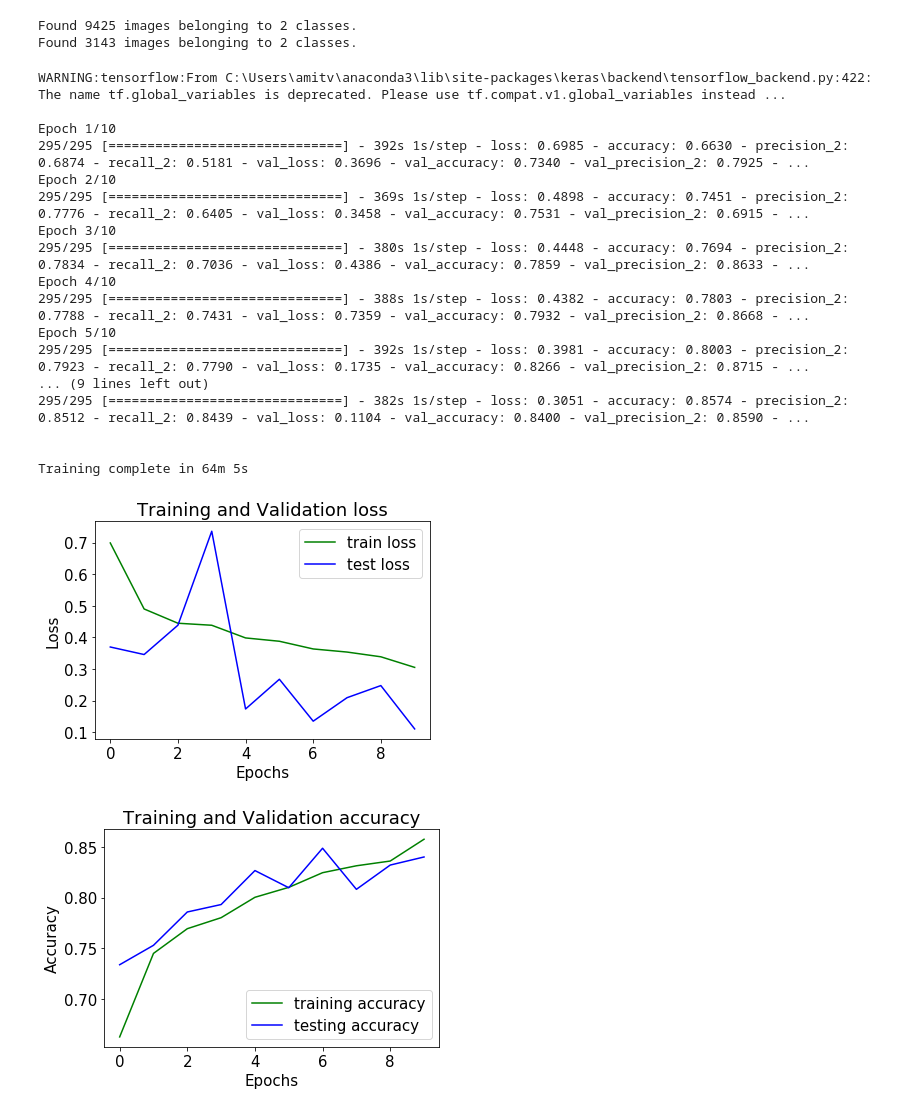
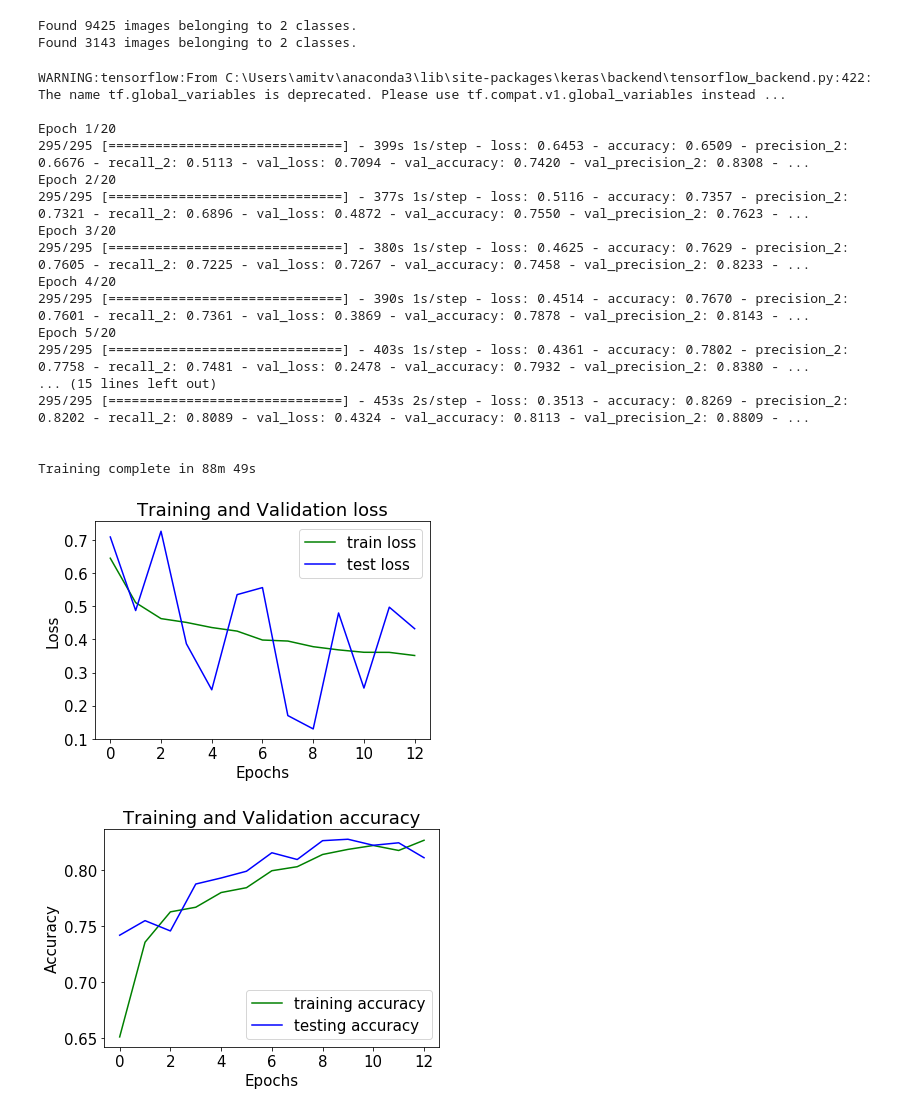
Before and after one commit to amitvijaranyia/Steel-Deformation-Detection, a Jupyter notebook: Steel Deformation Detection.ipynb, the cells around one changed output. Saved outputs shown, nothing was run; the diff lists cells and outputs as text; code cells hidden in the pictures.

```diff
--- a/Steel Deformation Detection.ipynb
+++ b/Steel Deformation Detection.ipynb
@@ -230,7 +230,7 @@ import time
 start_time = time.time()
 history = lenetModel.fit_generator(
         train_generator,
-        epochs=10,
+        epochs=20,
         validation_data=test_generator,
         callbacks=[es]
 )
@@ -241,18 +241,18 @@ print('Training complete in {:.0f}m {:.0f}s'.format(time_taken // 60, time_taken
 # %% [output]
 WARNING:tensorflow:From C:\Users\amitv\anaconda3\lib\site-packages\keras\backend\tensorflow_backend.py:422: The name tf.global_variables is deprecated. Please use tf.compat.v1.global_variables instead ...
 
-Epoch 1/10
-295/295 [==============================] - 392s 1s/step - loss: 0.6985 - accuracy: 0.6630 - precision_2: 0.6874 - recall_2: 0.5181 - val_loss: 0.3696 - val_accuracy: 0.7340 - val_precision_2: 0.7925 - ...
-Epoch 2/10
-295/295 [==============================] - 369s 1s/step - loss: 0.4898 - accuracy: 0.7451 - precision_2: 0.7776 - recall_2: 0.6405 - val_loss: 0.3458 - val_accuracy: 0.7531 - val_precision_2: 0.6915 - ...
-Epoch 3/10
-295/295 [==============================] - 380s 1s/step - loss: 0.4448 - accuracy: 0.7694 - precision_2: 0.7834 - recall_2: 0.7036 - val_loss: 0.4386 - val_accuracy: 0.7859 - val_precision_2: 0.8633 - ...
-Epoch 4/10
-295/295 [==============================] - 388s 1s/step - loss: 0.4382 - accuracy: 0.7803 - precision_2: 0.7788 - recall_2: 0.7431 - val_loss: 0.7359 - val_accuracy: 0.7932 - val_precision_2: 0.8668 - ...
-Epoch 5/10
-295/295 [==============================] - 392s 1s/step - loss: 0.3981 - accuracy: 0.8003 - precision_2: 0.7923 - recall_2: 0.7790 - val_loss: 0.1735 - val_accuracy: 0.8266 - val_precision_2: 0.8715 - ...
-... (9 lines left out)
-295/295 [==============================] - 382s 1s/step - loss: 0.3051 - accuracy: 0.8574 - precision_2: 0.8512 - recall_2: 0.8439 - val_loss: 0.1104 - val_accuracy: 0.8400 - val_precision_2: 0.8590 - ...
+Epoch 1/20
+295/295 [==============================] - 399s 1s/step - loss: 0.6453 - accuracy: 0.6509 - precision_2: 0.6676 - recall_2: 0.5113 - val_loss: 0.7094 - val_accuracy: 0.7420 - val_precision_2: 0.8308 - ...
+Epoch 2/20
+295/295 [==============================] - 377s 1s/step - loss: 0.5116 - accuracy: 0.7357 - precision_2: 0.7321 - recall_2: 0.6896 - val_loss: 0.4872 - val_accuracy: 0.7550 - val_precision_2: 0.7623 - ...
+Epoch 3/20
+295/295 [==============================] - 380s 1s/step - loss: 0.4625 - accuracy: 0.7629 - precision_2: 0.7605 - recall_2: 0.7225 - val_loss: 0.7267 - val_accuracy: 0.7458 - val_precision_2: 0.8233 - ...
+Epoch 4/20
+295/295 [==============================] - 390s 1s/step - loss: 0.4514 - accuracy: 0.7670 - precision_2: 0.7601 - recall_2: 0.7361 - val_loss: 0.3869 - val_accuracy: 0.7878 - val_precision_2: 0.8143 - ...
+Epoch 5/20
+295/295 [==============================] - 403s 1s/step - loss: 0.4361 - accuracy: 0.7802 - precision_2: 0.7758 - recall_2: 0.7481 - val_loss: 0.2478 - val_accuracy: 0.7932 - val_precision_2: 0.8380 - ...
+... (15 lines left out)
+295/295 [==============================] - 453s 2s/step - loss: 0.3513 - accuracy: 0.8269 - precision_2: 0.8202 - recall_2: 0.8089 - val_loss: 0.4324 - val_accuracy: 0.8113 - val_precision_2: 0.8809 - ...
 
 
-Training complete in 64m 5s
+Training complete in 88m 49s
@@ -259,7 +261,7 @@ Training complete in 64m 5s
 # %%
 loss_train = history.history['loss']
 loss_val = history.history['val_loss']
-epochs = range(0,10)
+epochs = range(0,13)
 plt.plot(epochs, loss_train, 'g', label='train loss')
 plt.plot(epochs, loss_val, 'b', label='test loss')
 plt.title('Training and Validation loss')
@@ -268,20 +270,20 @@ plt.ylabel('Loss')
 plt.legend()
 plt.show()
 # %% [output]
-[figure, old version]
+[figure, new version]
 # %%
 accuracy_train = history.history['accuracy']
 accuracy_val = history.history['val_accuracy']
-epochs = range(0,10)
+epochs = range(0,13)
 plt.plot(epochs, accuracy_train, 'g', label='training accuracy')
 plt.plot(epochs, accuracy_val, 'b', label='testing accuracy')
 plt.title('Training and Validation accuracy')
 plt.xlabel('Epochs')
 plt.ylabel('Accuracy')
 plt.legend()
 plt.show()
 # %% [output]
-[figure, old version]
+[figure, new version]
 # %%
 precision_train = history.history['precision_2']
 precision_val = history.history['val_precision_2']
```
Also changed, not shown: parts of 6 cells of this notebook.
